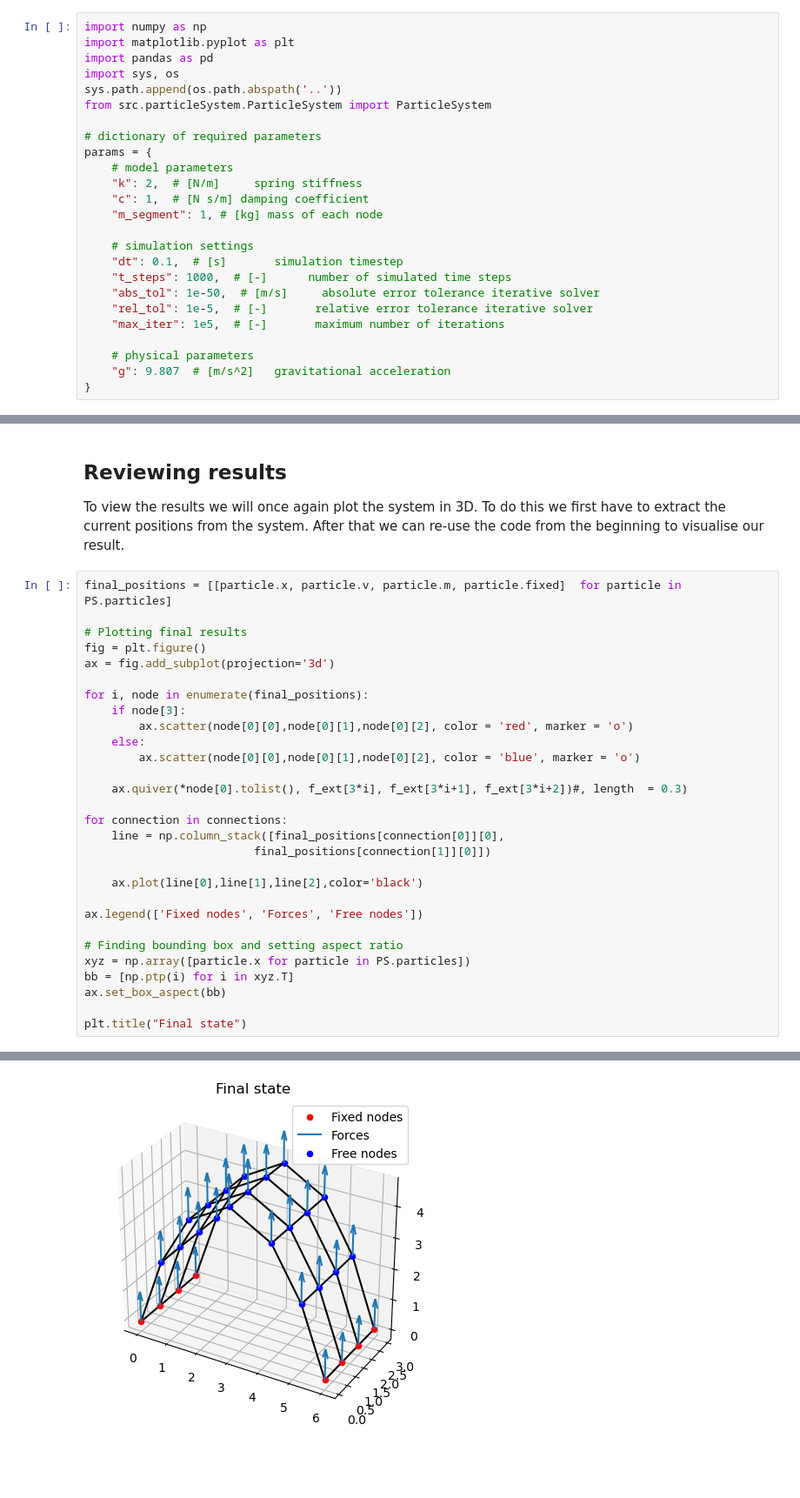
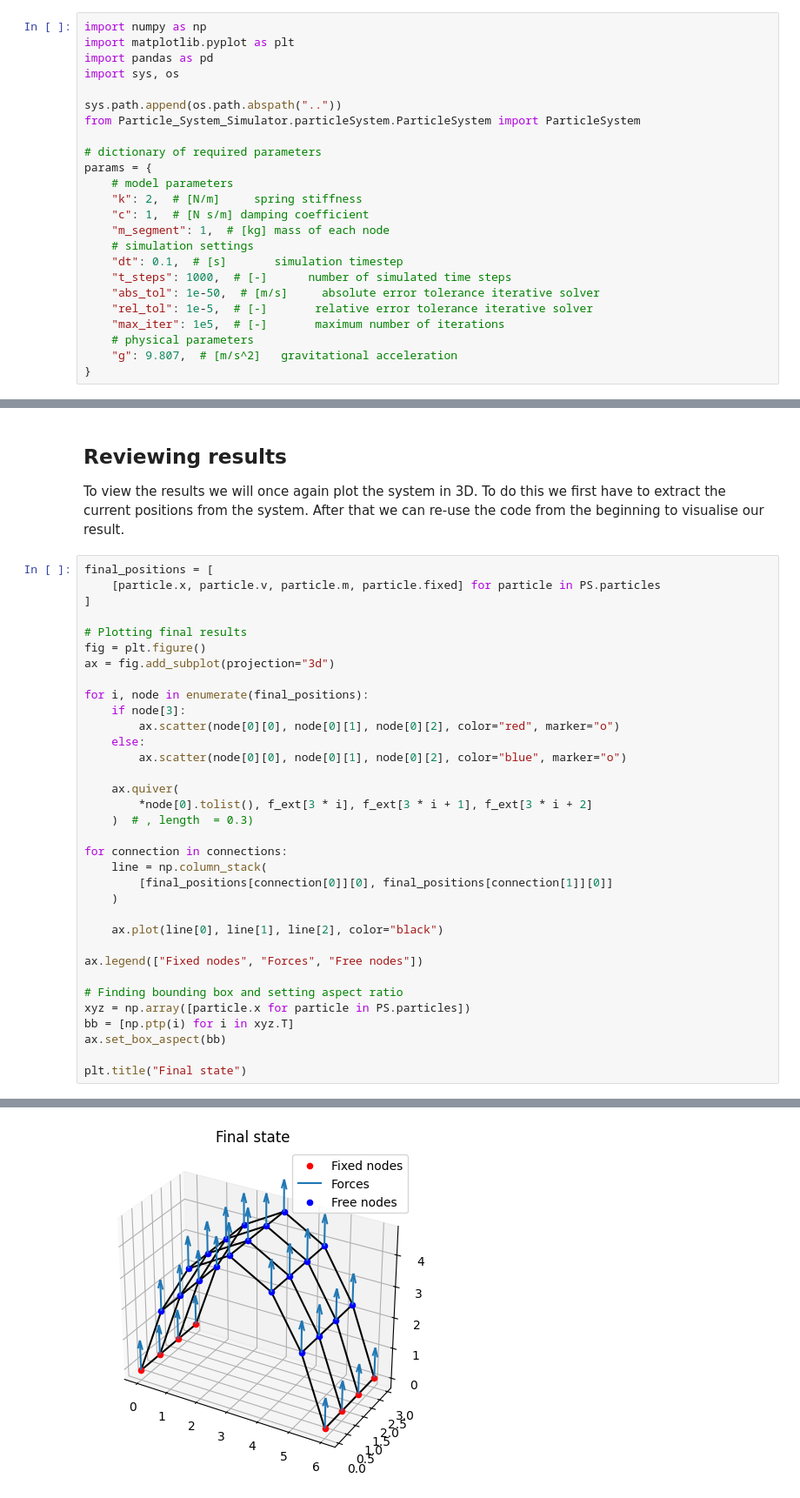
Before and after one commit to awegroup/Particle_System_Simulator, a Jupyter notebook: Tutourial/Tutorial 1.ipynb, the cells around one changed output, grey strips where cells are left out. Shown: that part at 87% size. Drawn from its saved outputs; the diff is of its cells as text; blank space fills up the shorter version.

```diff
--- a/Tutourial/Tutorial 1.ipynb
+++ b/Tutourial/Tutorial 1.ipynb
@@ -7,25 +7,24 @@ import numpy as np
 import matplotlib.pyplot as plt
 import pandas as pd
 import sys, os
-sys.path.append(os.path.abspath('..'))
-from src.particleSystem.ParticleSystem import ParticleSystem
+
+sys.path.append(os.path.abspath(".."))
+from Particle_System_Simulator.particleSystem.ParticleSystem import ParticleSystem
 
 # dictionary of required parameters
 params = {
     # model parameters
     "k": 2,  # [N/m]     spring stiffness
     "c": 1,  # [N s/m] damping coefficient
-    "m_segment": 1, # [kg] mass of each node
-
+    "m_segment": 1,  # [kg] mass of each node
     # simulation settings
     "dt": 0.1,  # [s]       simulation timestep
     "t_steps": 1000,  # [-]      number of simulated time steps
     "abs_tol": 1e-50,  # [m/s]     absolute error tolerance iterative solver
     "rel_tol": 1e-5,  # [-]       relative error tolerance iterative solver
     "max_iter": 1e5,  # [-]       maximum number of iterations
-
     # physical parameters
-    "g": 9.807  # [m/s^2]   gravitational acceleration
+    "g": 9.807,  # [m/s^2]   gravitational acceleration
 }
 # %% [markdown]
 ## Meshing
@@ -188,34 +229,39 @@ plt.xlim(t_vector[0], t_vector[plotstop])
 
 To view the results we will once again plot the system in 3D. To do this we first have to extract the current positions from the system. After that we can re-use the code from the beginning to visualise our result.
 # %%
-final_positions = [[particle.x, particle.v, particle.m, particle.fixed]  for particle in PS.particles]
+final_positions = [
+    [particle.x, particle.v, particle.m, particle.fixed] for particle in PS.particles
+]
 
 # Plotting final results
 fig = plt.figure()
-ax = fig.add_subplot(projection='3d')
+ax = fig.add_subplot(projection="3d")
 
 for i, node in enumerate(final_positions):
     if node[3]:
-        ax.scatter(node[0][0],node[0][1],node[0][2], color = 'red', marker = 'o')
+        ax.scatter(node[0][0], node[0][1], node[0][2], color="red", marker="o")
     else:
-        ax.scatter(node[0][0],node[0][1],node[0][2], color = 'blue', marker = 'o')
+        ax.scatter(node[0][0], node[0][1], node[0][2], color="blue", marker="o")
 
-    ax.quiver(*node[0].tolist(), f_ext[3*i], f_ext[3*i+1], f_ext[3*i+2])#, length  = 0.3)
+    ax.quiver(
+        *node[0].tolist(), f_ext[3 * i], f_ext[3 * i + 1], f_ext[3 * i + 2]
+    )  # , length  = 0.3)
 
 for connection in connections:
-    line = np.column_stack([final_positions[connection[0]][0],
-                         final_positions[connection[1]][0]])
+    line = np.column_stack(
+        [final_positions[connection[0]][0], final_positions[connection[1]][0]]
+    )
 
-    ax.plot(line[0],line[1],line[2],color='black')
+    ax.plot(line[0], line[1], line[2], color="black")
 
-ax.legend(['Fixed nodes', 'Forces', 'Free nodes'])
+ax.legend(["Fixed nodes", "Forces", "Free nodes"])
 
 # Finding bounding box and setting aspect ratio
 xyz = np.array([particle.x for particle in PS.particles])
 bb = [np.ptp(i) for i in xyz.T]
 ax.set_box_aspect(bb)
 
 plt.title("Final state")
 # %% [output]
 Text(0.5, 0.92, 'Final state')
-[figure, old version]
+[figure, new version]
```
Also changed, not shown: parts of 5 cells of this notebook, 23 other files.
